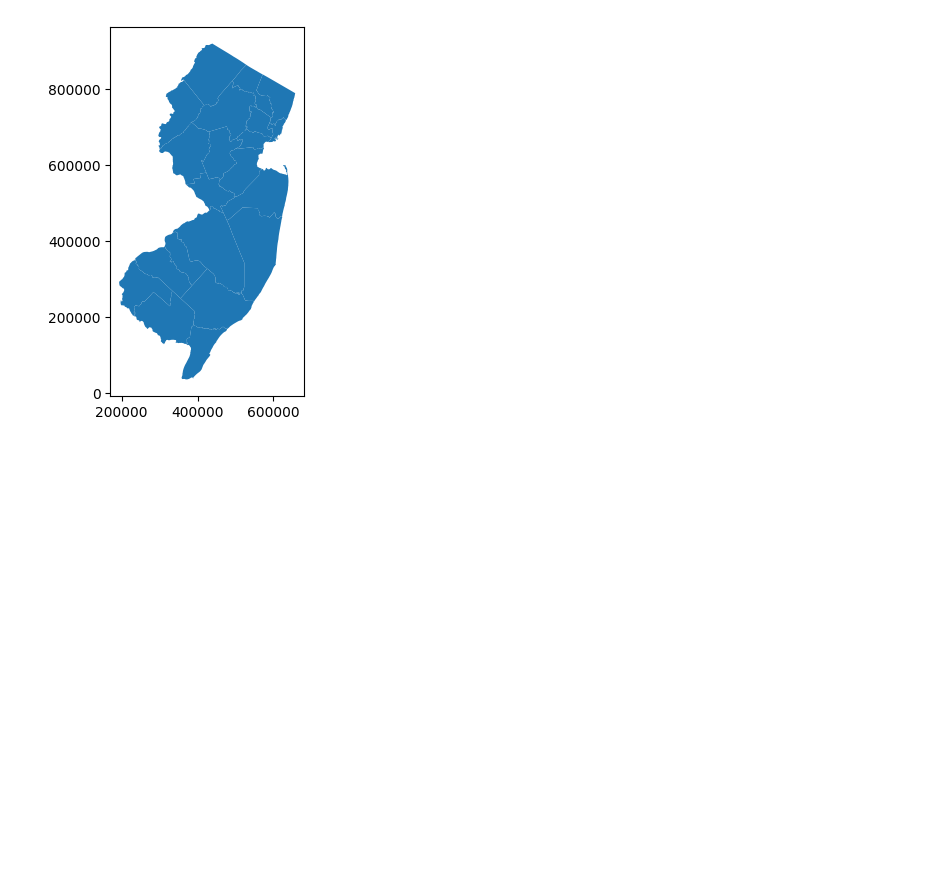
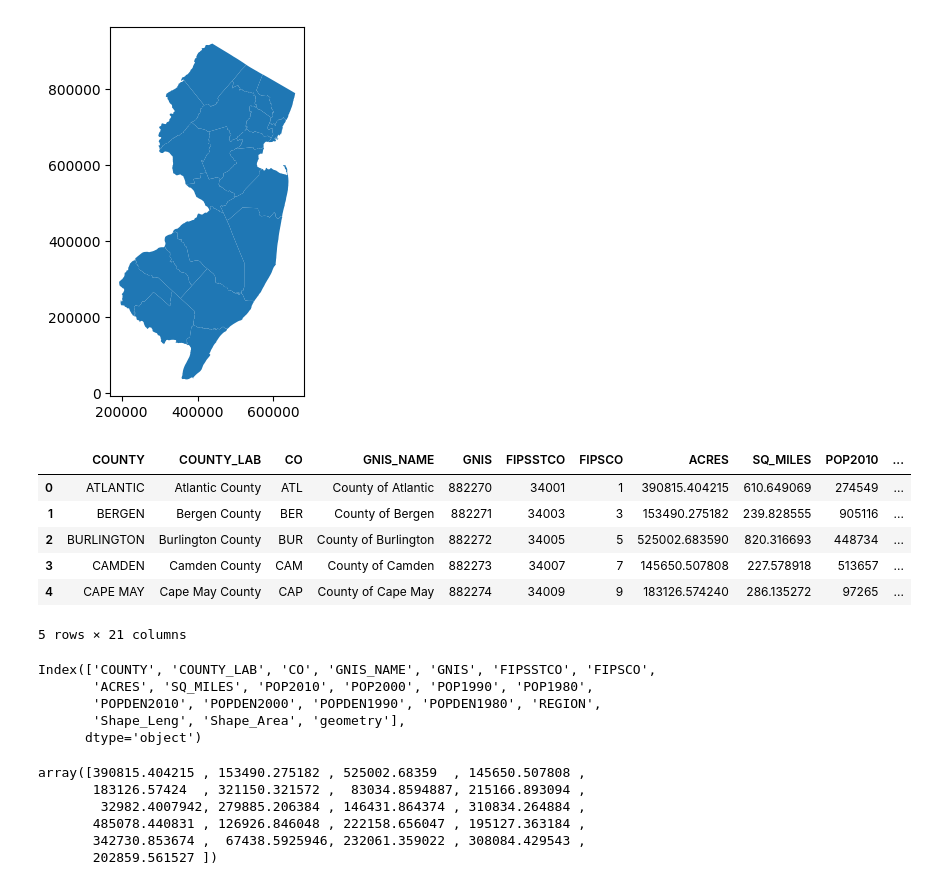
Before and after one commit to shirleyrutgers/GIS, a Jupyter notebook: PS0_FV.ipynb, the cells around one changed output. Drawn from its saved outputs; the diff is of its cells as text; code cells hidden in the pictures; blank space fills up the shorter version.

```diff
--- a/PS0_FV.ipynb
+++ b/PS0_FV.ipynb
@@ -92,6 +124,6 @@ gpd.__version__
 zip_ref = zipfile.ZipFile('nj-counties.zip', 'r'); # open the zip file in read mode
 zip_ref.extractall(); # extract all files into current folder
 zip_ref.close() #just unzipping # close the zip file (good practice)
-njC0=gpd.read_file('nj_counties.shp') #load the shapefile with gpd as njC # read shapefile into GeoDataFrame; use exact shapefile name
+nj=gpd.read_file('nj_counties.shp') #load the shapefile with gpd as njC # read shapefile into GeoDataFrame; use exact shapefile name
 # %%
 #make the map
@@ -99,3 +131,31 @@ njC0.plot()
 # %% [output]
 <Axes: >
 [figure]
+# %%
+# Ver las primeras filas de la tabla de atributos
+nj.head()
+
+# Ver solo los nombres de las columnas
+nj.columns
+
+# Si querés ver valores únicos de una columna que podría ser el nombre del county
+nj["ACRES"].unique()
+# %% [output]
+|  | COUNTY | COUNTY_LAB | CO | GNIS_NAME | GNIS | FIPSSTCO | FIPSCO | ACRES | SQ_MILES | POP2010 | ... |
+| 0 | ATLANTIC | Atlantic County | ATL | County of Atlantic | 882270 | 34001 | 1 | 390815.404215 | 610.649069 | 274549 | ... |
+| 1 | BERGEN | Bergen County | BER | County of Bergen | 882271 | 34003 | 3 | 153490.275182 | 239.828555 | 905116 | ... |
+| 2 | BURLINGTON | Burlington County | BUR | County of Burlington | 882272 | 34005 | 5 | 525002.683590 | 820.316693 | 448734 | ... |
+| 3 | CAMDEN | Camden County | CAM | County of Camden | 882273 | 34007 | 7 | 145650.507808 | 227.578918 | 513657 | ... |
+| 4 | CAPE MAY | Cape May County | CAP | County of Cape May | 882274 | 34009 | 9 | 183126.574240 | 286.135272 | 97265 | ... |
+5 rows × 21 columns
+Index(['COUNTY', 'COUNTY_LAB', 'CO', 'GNIS_NAME', 'GNIS', 'FIPSSTCO', 'FIPSCO',
+       'ACRES', 'SQ_MILES', 'POP2010', 'POP2000', 'POP1990', 'POP1980',
+       'POPDEN2010', 'POPDEN2000', 'POPDEN1990', 'POPDEN1980', 'REGION',
+       'Shape_Leng', 'Shape_Area', 'geometry'],
+      dtype='object')
+array([390815.404215 , 153490.275182 , 525002.68359  , 145650.507808 ,
+       183126.57424  , 321150.321572 ,  83034.8594887, 215166.893094 ,
+        32982.4007942, 279885.206384 , 146431.864374 , 310834.264884 ,
+       485078.440831 , 126926.846048 , 222158.656047 , 195127.363184 ,
+       342730.853674 ,  67438.5925946, 232061.359022 , 308084.429543 ,
+       202859.561527 ])
```
Also changed, not shown: parts of 5 cells of this notebook.
